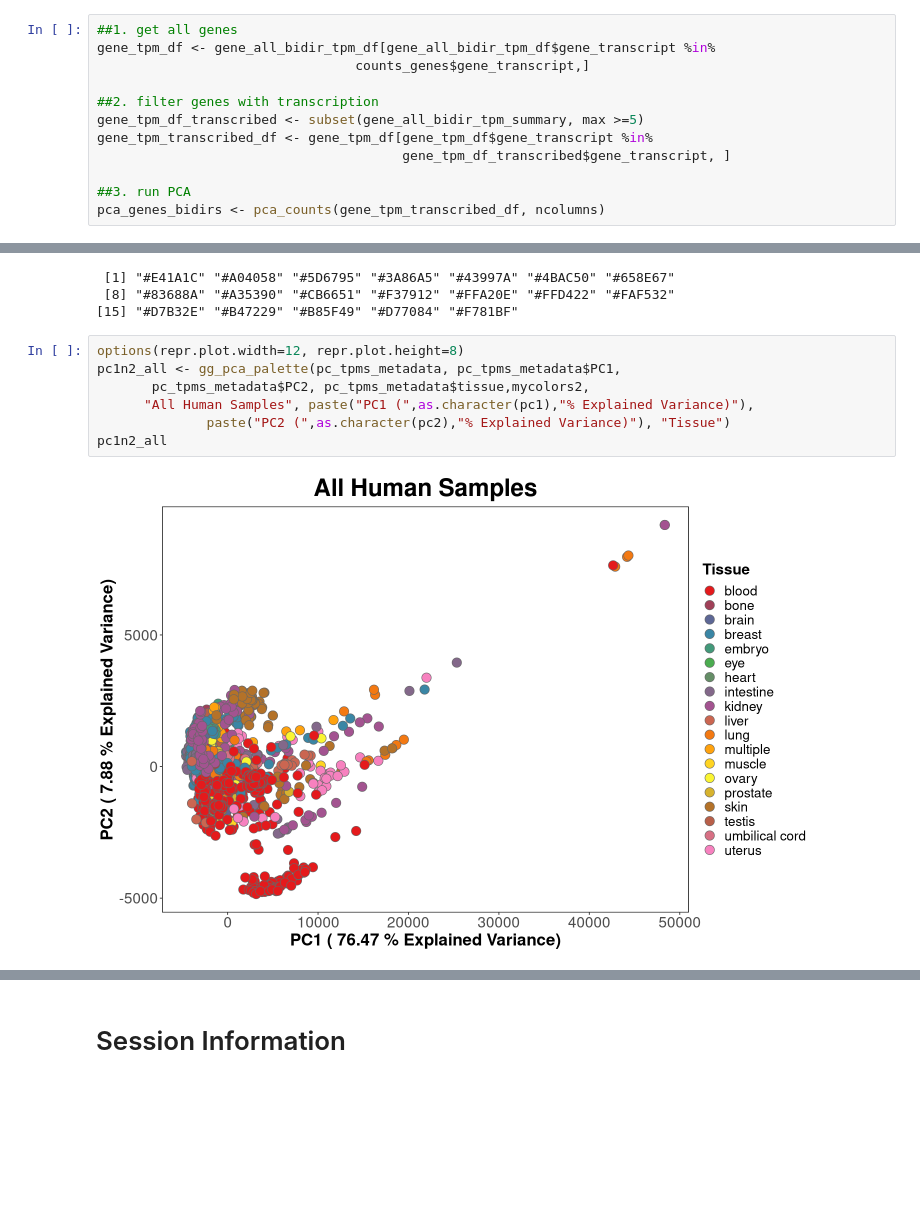
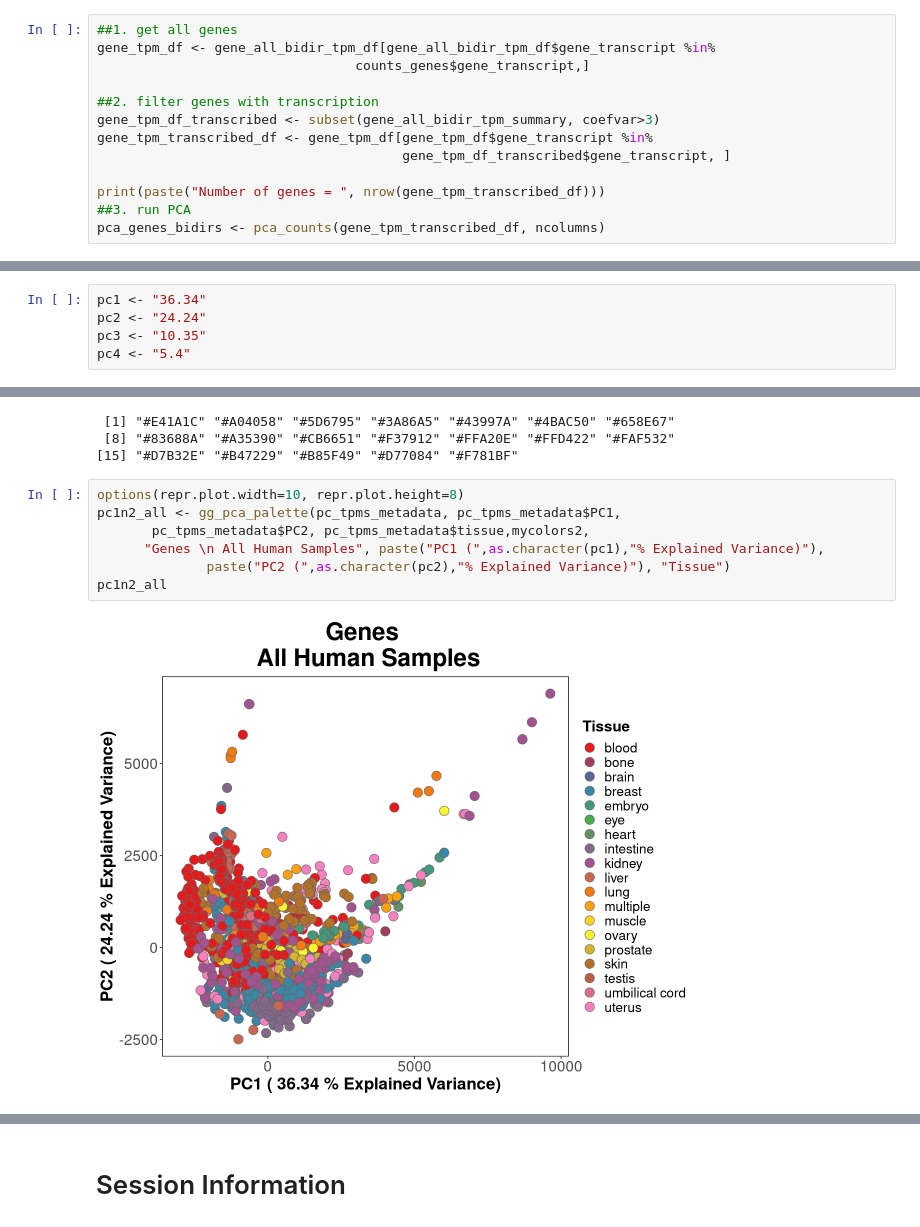
Before and after one commit to Dowell-Lab/DBNascent_Analysis, a Jupyter notebook: analysis/01_normalize_counts.ipynb, the cells around one changed output, grey strips where cells are left out. Saved outputs shown, nothing was run; the diff lists cells and outputs as text; blank space fills up the shorter version.

```diff
--- a/analysis/01_normalize_counts.ipynb
+++ b/analysis/01_normalize_counts.ipynb
@@ -778,10 +778,11 @@ gene_tpm_df <- gene_all_bidir_tpm_df[gene_all_bidir_tpm_df$gene_transcript %in%
                                  counts_genes$gene_transcript,]
 
 ##2. filter genes with transcription
-gene_tpm_df_transcribed <- subset(gene_all_bidir_tpm_summary, max >=5)
+gene_tpm_df_transcribed <- subset(gene_all_bidir_tpm_summary, coefvar>3)
 gene_tpm_transcribed_df <- gene_tpm_df[gene_tpm_df$gene_transcript %in%
                                        gene_tpm_df_transcribed$gene_transcript, ]
 
+print(paste("Number of genes = ", nrow(gene_tpm_transcribed_df)))
 ##3. run PCA
 pca_genes_bidirs <- pca_counts(gene_tpm_transcribed_df, ncolumns)
 # %% [output]
@@ -801,3 +798,8 @@ pc4 <- "2.47"
+# %%
+pc1 <- "36.34"
+pc2 <- "24.24"
+pc3 <- "10.35"
+pc4 <- "5.4"
 # %%
 ##combine PCs with metadata
 pc_tpms_metadata <- merge(pca_genes_bidirs,
@@ -815,12 +817,12 @@ mycolors2
  [8] "#83688A" "#A35390" "#CB6651" "#F37912" "#FFA20E" "#FFD422" "#FAF532"
 [15] "#D7B32E" "#B47229" "#B85F49" "#D77084" "#F781BF"
 # %%
-options(repr.plot.width=12, repr.plot.height=8)
+options(repr.plot.width=10, repr.plot.height=8)
 pc1n2_all <- gg_pca_palette(pc_tpms_metadata, pc_tpms_metadata$PC1,
        pc_tpms_metadata$PC2, pc_tpms_metadata$tissue,mycolors2,
-      "All Human Samples", paste("PC1 (",as.character(pc1),"% Explained Variance)"),
+      "Genes \n All Human Samples", paste("PC1 (",as.character(pc1),"% Explained Variance)"),
               paste("PC2 (",as.character(pc2),"% Explained Variance)"), "Tissue")
 pc1n2_all
 # %% [output]
-[figure, old version]
+[figure, new version]
 # %%
```
Also changed, not shown: parts of 19 cells of this notebook, 5 other files.
